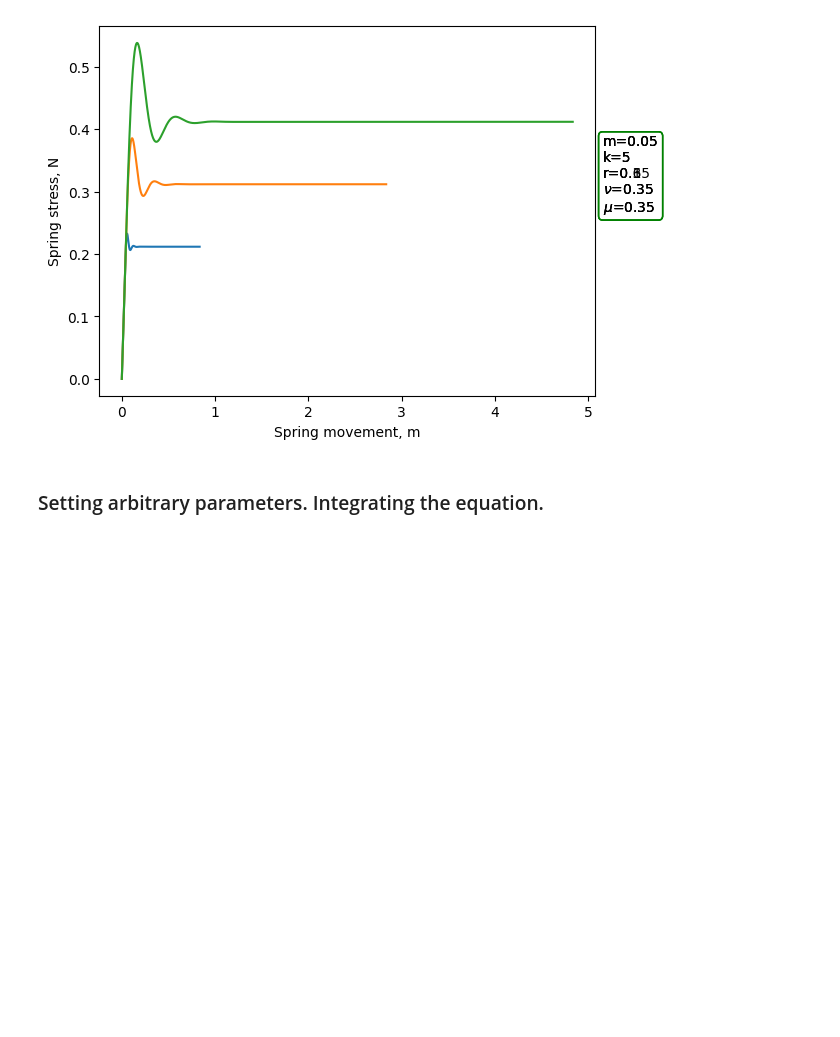
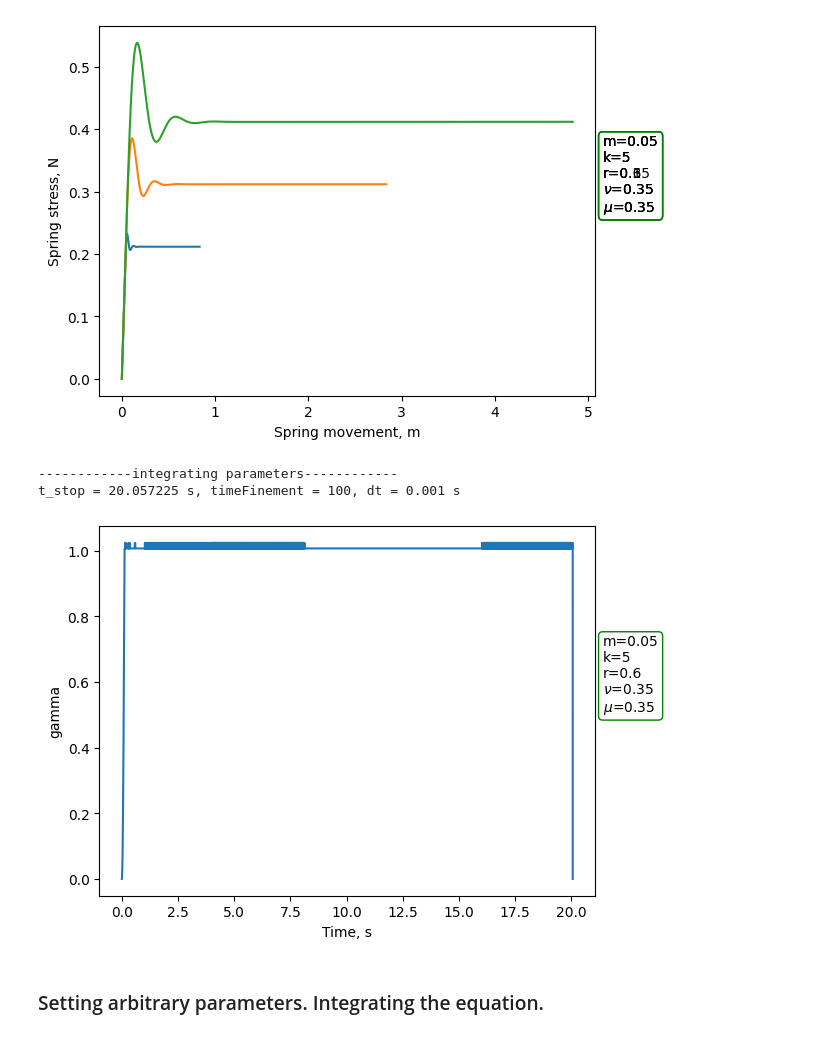
Before and after one commit to Eureka3301/PulpFriction, a Jupyter notebook: Mass_v1.ipynb, the cells around one changed output. Drawn from its saved outputs; the diff is of its cells as text; code cells hidden in the pictures; blank space fills up the shorter version.

```diff
--- a/Mass_v1.ipynb
+++ b/Mass_v1.ipynb
@@ -72,6 +72,37 @@ class setup():
                 ff[step] = np.sign(vv[step]) * self.mu*self.m*g
 
             return (tt, xx, vv, ff)
+
+    ### Gamma integral
+    def plot_gamma(self, t_stop, tau, noSave=False, **kwargs):
+        tt, xx, vv, ff = self.__integrate(t_stop, **kwargs)
+
+        plt.ylabel('gamma')
+        plt.xlabel('Time, s')
+
+        paramtext = f'm={self.m}\nk={self.k}\nr={self.r}\n$\\nu$={self.nu}\n$\mu$={self.mu}'
+        plt.annotate(paramtext, xy=(1.015, 0.5), xycoords='axes fraction',
+                     bbox=dict(facecolor='none', edgecolor='green', boxstyle='round'))
+
+        gamma = np.zeros_like(tt)
+
+        NN = self.k*(self.r*tt-xx)
+
+        for t in tt:
+            idxs = np.where(((tt > t-tau) & (tt < t)))[0]
+            dt = tt[1]-tt[0]
+            summ = 0
+            for i in range(len(idxs)-1):
+                summ += (NN[i]+NN[i+1])/2*dt
+            summ /= self.mu*self.m*g
+            summ /= tau
+            if idxs.any():
+                gamma[idxs[-1]] = summ
+
+        plt.plot(tt, gamma)
+
+        if noSave == False:
+            plt.savefig('output/gamma.jpg')
 
     ### Velocity illustration of system till t_stop
     def plot_velocity(self, t_stop, noSave=False, **kwargs):
@@ -191,6 +222,12 @@ drag start = 0.057225 s, natural frequency = 10.0 1/s
 ------------integrating parameters------------
 t_stop = 8.057225 s, timeFinement = 100, dt = 0.001 s
 [figure]
+# %%
+s.plot_gamma(s.t0+n/s.omega0, 0.12, noSave=True)
+# %% [output]
+------------integrating parameters------------
+t_stop = 20.057225 s, timeFinement = 100, dt = 0.001 s
+[figure, added]
 # %% [markdown]
 ### Setting arbitrary parameters. Integrating the equation.
 # %%
```
